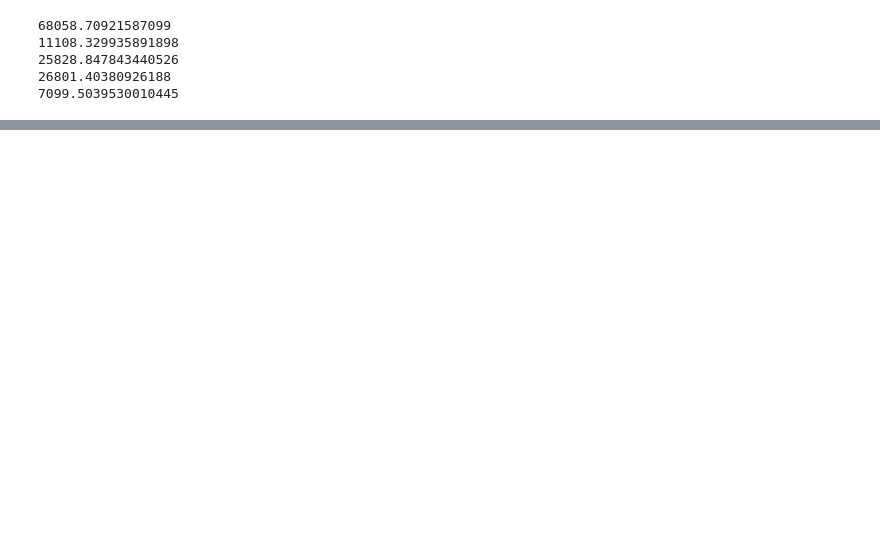
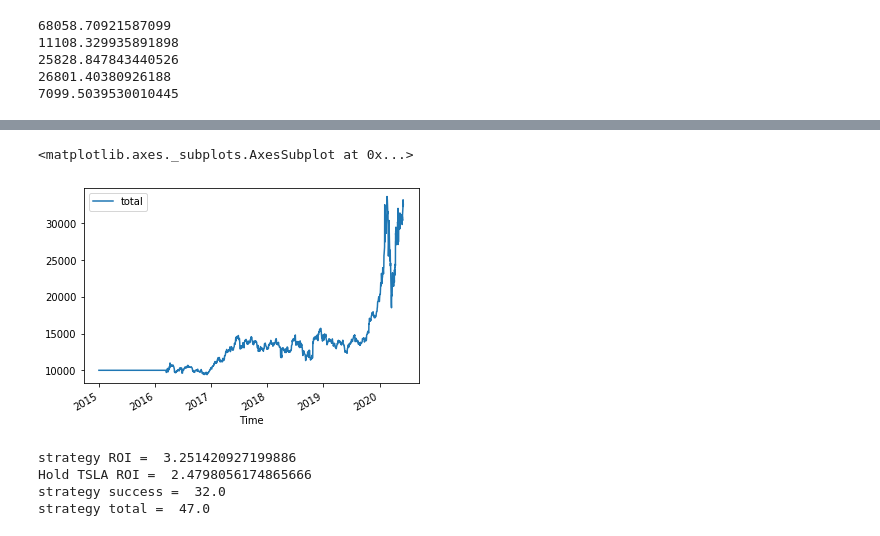
Before and after one commit to JFCherry/Insight-Data-Science-Project, a Jupyter notebook: notebooks/trading_strategy_tester.ipynb, the cells around one changed output, grey strips where cells are left out. Drawn from its saved outputs; the diff is of its cells as text; code cells hidden in the pictures; blank space fills up the shorter version.

```diff
--- a/notebooks/trading_strategy_tester.ipynb
+++ b/notebooks/trading_strategy_tester.ipynb
@@ -961,0 +1022,5 @@ Random trading performance =  1.0
+# %%
+timezone = pytz.timezone('UTC')
+start_date = timezone.localize(datetime.datetime(2015,1,1))
+end_date = timezone.localize(datetime.datetime(2020,2,1))
+algo_performance_alternate = tune_trading_algo_alternate(tsla_df,anomaly_only_df,start_date,end_date)
@@ -961,0 +1051,27 @@ Random trading performance =  1.0
+# %%
+poslim = 0.6
+neglim = .3
+buy_delay = 1.*86400
+sell_delay = 1.*86400
+rule_pos = 'buy'
+rule_neu = 'sell'
+rule_neg = 'buy'
+#convert dataframes to numpy input
+tsla_np,anomaly_only_np,dummy1,dummy2,start_time,end_time = \
+        convert_dataframes_to_numpy(start_date,end_date,tsla_df,anomaly_only_df,
+                                    datetime.timedelta(days=1),datetime.timedelta(days=1))
+bnh,honly = asset_strategy_calculation_numpy(poslim,neglim,init_position,init_capital,\
+                                    buy_delay,sell_delay,anomaly_only_np,\
+                                    tsla_np,start_time,end_time,rule_pos,\
+                                    rule_neu,rule_neg)
+bnh_df = pd.DataFrame(data=bnh,    # values
+                     index=range(len(bnh[:,0])),    # 1st column as index
+                     columns=['time_in_sec','num_shares','position','capital','total','relative',
+                             'trade_success','trade_executed'])
+honly_df = pd.DataFrame(data=honly,    # values
+                     index=range(len(honly[:,0])),    # 1st column as index
+                     columns=['time_in_sec','num_shares','position','capital','total','relative',
+                             'trade_success','trade_executed'])
+#restore the datetime data
+bnh_df['Time'] = np.array([start_date+datetime.timedelta(0,time) for time in bnh[:,0] ])
+honly_df['Time'] = np.array([start_date+datetime.timedelta(0,time) for time in honly[:,0] ])
@@ -961,0 +1089,15 @@ Random trading performance =  1.0
+# %%
+bnh_df.plot(x='Time',y='total')
+# %% [output]
+<matplotlib.axes._subplots.AxesSubplot at 0x...>
+[figure, added]
+# %%
+print("strategy ROI = ",bnh[-1,4]/1.e4)
+print("Hold TSLA ROI = ",honly[-1,4]/1.e4)
+print("strategy success = ",sum(bnh[:,6]))
+print("strategy total = ",sum(bnh[:,7]))
+# %% [output]
+strategy ROI =  3.251420927199886
+Hold TSLA ROI =  2.4798056174865666
+strategy success =  32.0
+strategy total =  47.0
```
Also changed, not shown: parts of 39 cells of this notebook, 11 other files.
